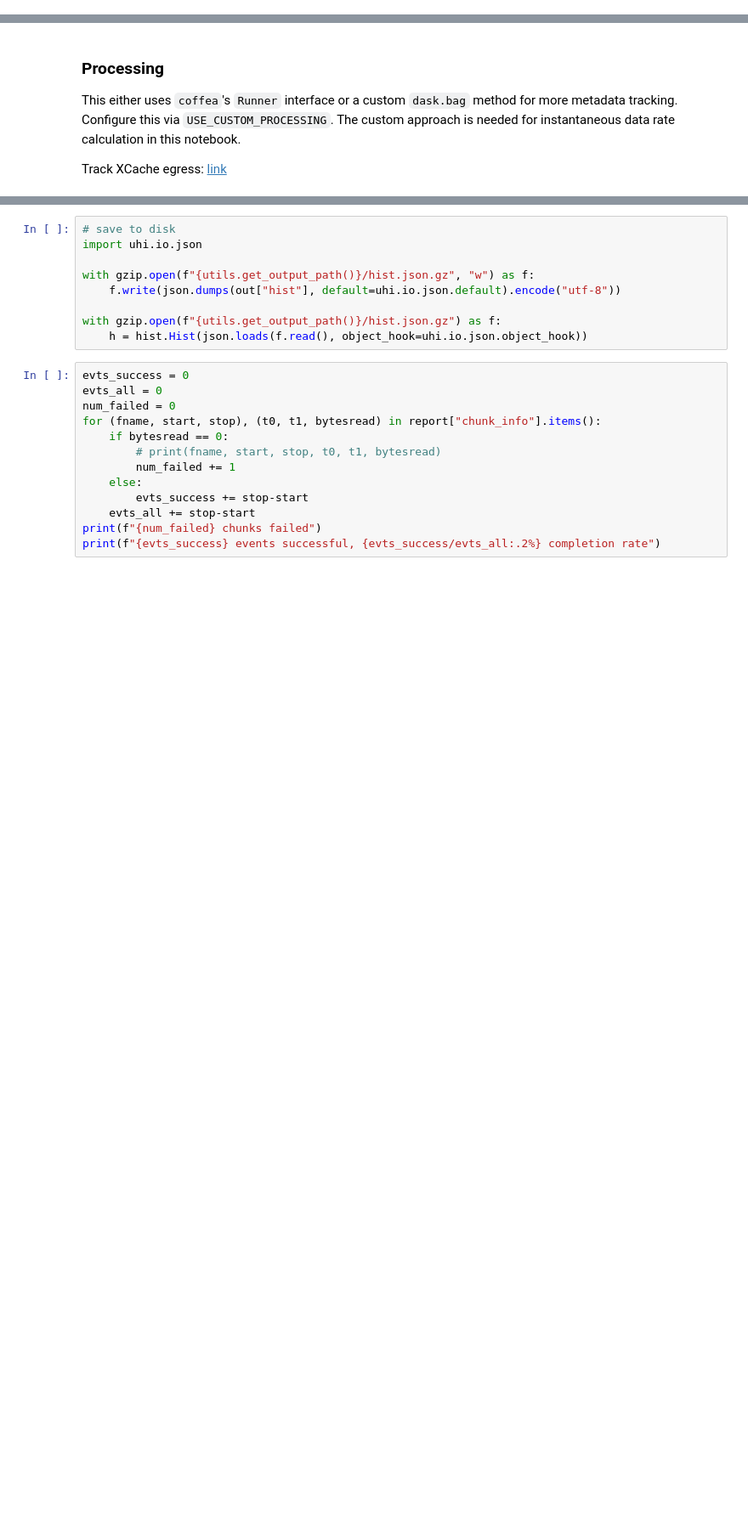
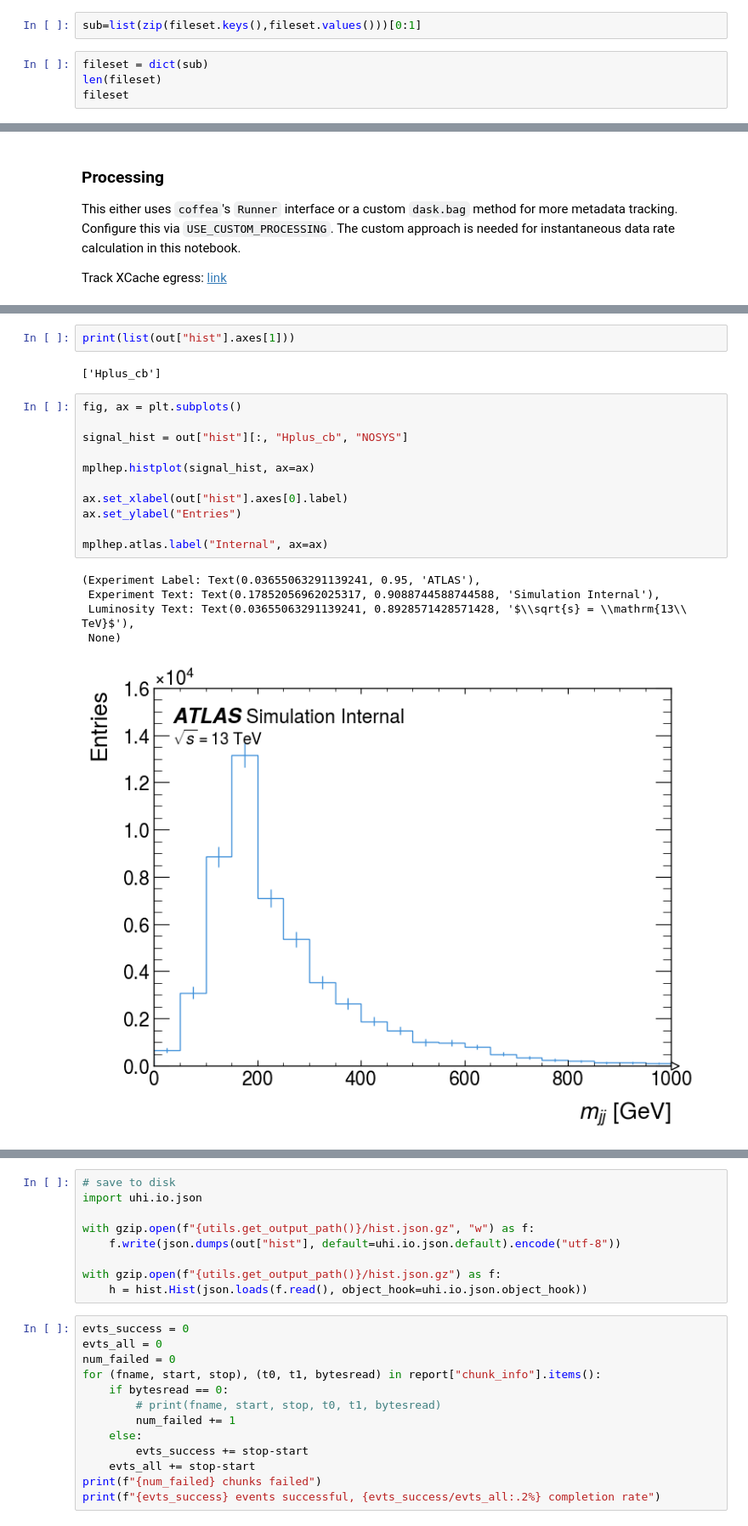
Before and after one commit to iris-hep/integration-challenge, a Jupyter notebook: atlas/analysis.ipynb, the cells around one changed output, grey strips where cells are left out. Shown at 85% size. Saved outputs shown, nothing was run; the diff lists cells and outputs as text; blank space fills up the shorter version.

```diff
--- a/atlas/analysis.ipynb
+++ b/atlas/analysis.ipynb
@@ -60,0 +69,6 @@ fileset, input_size_GB = utils.get_fileset(campaign_filter=["mc23a", "mc23d", "d
+# %%
+sub=list(zip(fileset.keys(),fileset.values()))[0:1]
+# %%
+fileset = dict(sub)
+len(fileset)
+fileset
@@ -329,0 +439,21 @@ _ = utils.plot_taskstream(ts)
+# %%
+print(list(out["hist"].axes[1]))
+# %% [output]
+['Hplus_cb']
+# %%
+fig, ax = plt.subplots()
+
+signal_hist = out["hist"][:, "Hplus_cb", "NOSYS"]
+
+mplhep.histplot(signal_hist, ax=ax)
+
+ax.set_xlabel(out["hist"].axes[0].label)
+ax.set_ylabel("Entries")
+
+mplhep.atlas.label("Internal", ax=ax)
+# %% [output]
+(Experiment Label: Text(0.03655063291139241, 0.95, 'ATLAS'),
+ Experiment Text: Text(0.17852056962025317, 0.9088744588744588, 'Simulation Internal'),
+ Luminosity Text: Text(0.03655063291139241, 0.8928571428571428, '$\\sqrt{s} = \\mathrm{13\\ TeV}$'),
+ None)
+[figure, added]
```
Also changed, not shown: parts of 10 cells of this notebook, 2 other files.
